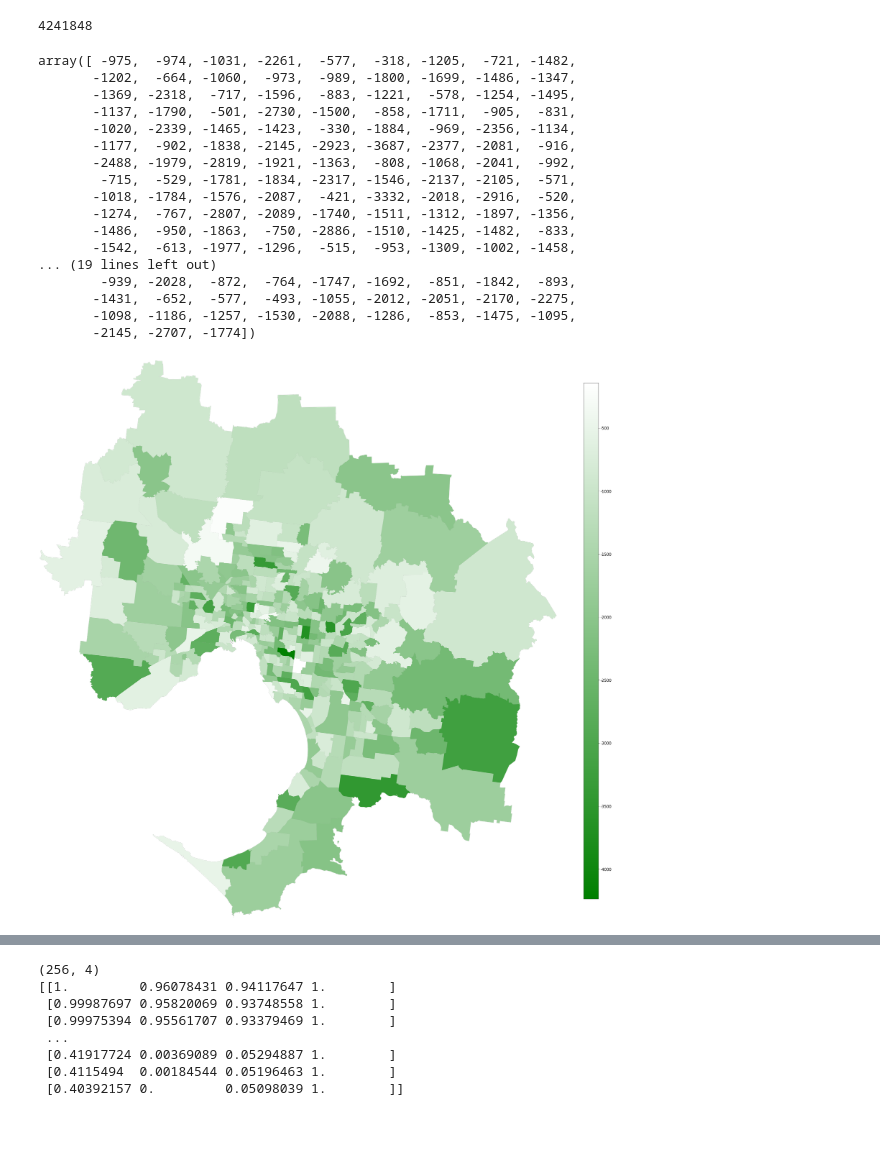
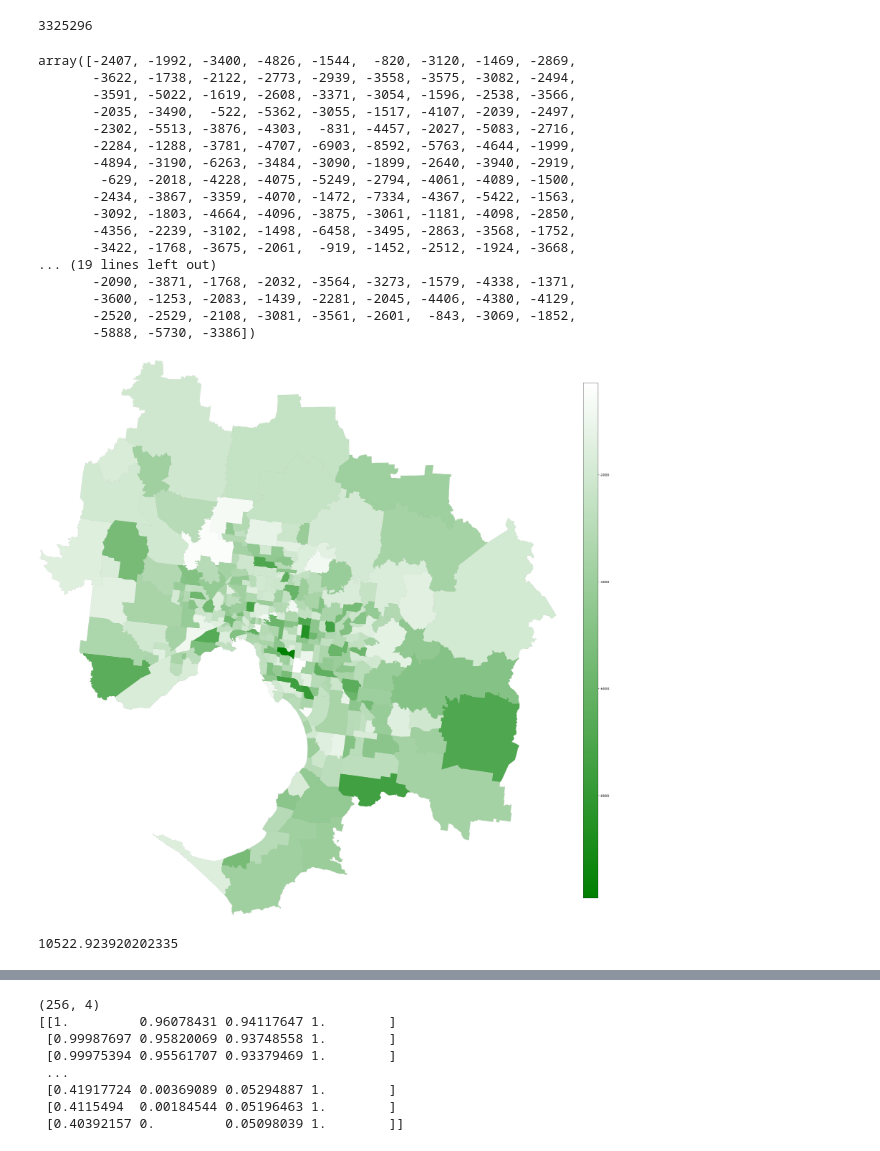
Before and after one commit to captainnemo2005/compartmentmodel, a Jupyter notebook: GoldenModel.ipynb, the cells around one changed output, grey strips where cells are left out. Saved outputs shown, nothing was run; the diff lists cells and outputs as text; code cells hidden in the pictures.

Commit message:
addig final version result

```diff
--- a/GoldenModel.ipynb
+++ b/GoldenModel.ipynb
@@ -10,8 +10,8 @@ OD_Matrix_pt_75.csv
 population_pc_75.csv
 population.csv
 """
-percent_pop = "100"
-folder = "workrestriction"
+percent_pop = "combined"
+folder = "combined"
 incubation = 7
 
 melbourne_pc = pd.read_csv('data/'+folder+'/population_pc_'+percent_pop+'.csv', sep=',',header=None)
@@ -56,7 +56,7 @@ from_this_origin_pt = np.sum(od_matrix_pt,axis = 2)
 pop = np.sum(pop_pc,axis=1)[0] + np.sum(pop_pt,axis=1)[0]
 pop
 # %% [output]
-4241848
+3325296
 # %%
 import numpy as np
 import pickle
@@ -74,7 +74,7 @@ OD_id = [p for p in range (0,309)]
 r = od_matrix_pc.shape[0]
 n = pop_pc.shape[1]
 
-initialInd = random.sample(OD_id, 20)
+initialInd = random.sample(OD_id,20)
 initial = np.zeros(n)
 initial[initialInd] = 15
 
@@ -83,7 +83,7 @@ model = Param(R0 = 2.4, DI = incubation*12, I0 = initial, HospitalisationRate=0.
 %run SIR-mobility-mode.py
 
 res = {}
-iterations = 3000
+iterations = 800
 inf = 10
 
 res['baseline'] = sir(model,pop_pc,od_matrix_pc,pop_pt,od_matrix_pt,iterations,inf)
@@ -102,26 +102,26 @@ newI_base = np.sum(newI_base,axis=0)
 # %%
 newI = newI_inf - newI_base
 newI = newI.astype(int)
-#newI =  np.where(newI > 0, 0, newI)
+#newI =  np.where(newI < 0, 0, newI)
 newI
 # %% [output]
-array([ -975,  -974, -1031, -2261,  -577,  -318, -1205,  -721, -1482,
-       -1202,  -664, -1060,  -973,  -989, -1800, -1699, -1486, -1347,
-       -1369, -2318,  -717, -1596,  -883, -1221,  -578, -1254, -1495,
-       -1137, -1790,  -501, -2730, -1500,  -858, -1711,  -905,  -831,
-       -1020, -2339, -1465, -1423,  -330, -1884,  -969, -2356, -1134,
-       -1177,  -902, -1838, -2145, -2923, -3687, -2377, -2081,  -916,
-       -2488, -1979, -2819, -1921, -1363,  -808, -1068, -2041,  -992,
-        -715,  -529, -1781, -1834, -2317, -1546, -2137, -2105,  -571,
-       -1018, -1784, -1576, -2087,  -421, -3332, -2018, -2916,  -520,
-       -1274,  -767, -2807, -2089, -1740, -1511, -1312, -1897, -1356,
-       -1486,  -950, -1863,  -750, -2886, -1510, -1425, -1482,  -833,
-       -1542,  -613, -1977, -1296,  -515,  -953, -1309, -1002, -1458,
+array([-2407, -1992, -3400, -4826, -1544,  -820, -3120, -1469, -2869,
+       -3622, -1738, -2122, -2773, -2939, -3558, -3575, -3082, -2494,
+       -3591, -5022, -1619, -2608, -3371, -3054, -1596, -2538, -3566,
+       -2035, -3490,  -522, -5362, -3055, -1517, -4107, -2039, -2497,
+       -2302, -5513, -3876, -4303,  -831, -4457, -2027, -5083, -2716,
+       -2284, -1288, -3781, -4707, -6903, -8592, -5763, -4644, -1999,
+       -4894, -3190, -6263, -3484, -3090, -1899, -2640, -3940, -2919,
+        -629, -2018, -4228, -4075, -5249, -2794, -4061, -4089, -1500,
+       -2434, -3867, -3359, -4070, -1472, -7334, -4367, -5422, -1563,
+       -3092, -1803, -4664, -4096, -3875, -3061, -1181, -4098, -2850,
+       -4356, -2239, -3102, -1498, -6458, -3495, -2863, -3568, -1752,
+       -3422, -1768, -3675, -2061,  -919, -1452, -2512, -1924, -3668,
 ... (19 lines left out)
-        -939, -2028,  -872,  -764, -1747, -1692,  -851, -1842,  -893,
-       -1431,  -652,  -577,  -493, -1055, -2012, -2051, -2170, -2275,
-       -1098, -1186, -1257, -1530, -2088, -1286,  -853, -1475, -1095,
-       -2145, -2707, -1774])
+       -2090, -3871, -1768, -2032, -3564, -3273, -1579, -4338, -1371,
+       -3600, -1253, -2083, -1439, -2281, -2045, -4406, -4380, -4129,
+       -2520, -2529, -2108, -3081, -3561, -2601,  -843, -3069, -1852,
+       -5888, -5730, -3386])
 # %%
 import geopandas as gpd
 import contextily as ctx
@@ -141,32 +141,39 @@ melbourne_gpd['population'] = newI
 
 
 plt.rcParams.update({'font.size':32})
 west,south,east,north = melbourne_gpd.unary_union.bounds
 
 fig,ax = plt.subplots(figsize=(40,40))
 
 
 
 cmap = LinearSegmentedColormap.from_list('mycmap', [ 'green','white'])
 melbourne_gdf.plot(ax=ax,facecolor='none',edgecolor='gray',alpha=0.5,linewidth=1,zorder=2)
 melbourne_gpd.plot(ax=ax, column='population',legend=False,cmap=cmap,zorder=3)
 cbax = fig.add_axes([0.9,0.15,0.02,0.7])
 
 sm = plt.cm.ScalarMappable(cmap=cmap,\
                           norm=plt.Normalize(vmin=min(melbourne_gpd.population),
                                              vmax=max(melbourne_gpd.population)))
 
 sm._A=[]
 
 fig.colorbar(sm,cax=cbax,format="%d")
 
 ax.set_xlim(west,east)
 ax.set_ylim(south,north)
 
 ax.axis('off')
-plt.savefig(work_restriction_result+'base_vs_work_'+percent_pop+'-'+str(iterations)+'-iterations.jpg')
+combine_folder = '/Users/cptnemo2005/Desktop/SEIR/results/combinedpolicies/'
+plt.savefig(stg_folder+'base_vs_'+percent_pop+'-'+str(iterations)+'-iterations.jpg')
+#plt.savefig(work_restriction_result+'base_vs_work_'+percent_pop+'-'+str(iterations)+'-iterations.jpg')
 #plt.savefig(work_restriction_result + 'base_case_{}.jpg'.format(iterations))
 
 plt.show()
 # %% [output]
-[figure, old version]
+[figure, new version]
+# %%
+total_infect = np.sum(res['baseline'][4]) + np.sum(res['baseline'][5])
+total_infect
+# %% [output]
+10522.923920202335
```
Also changed, not shown: parts of 22 cells of this notebook, 29 other files.
